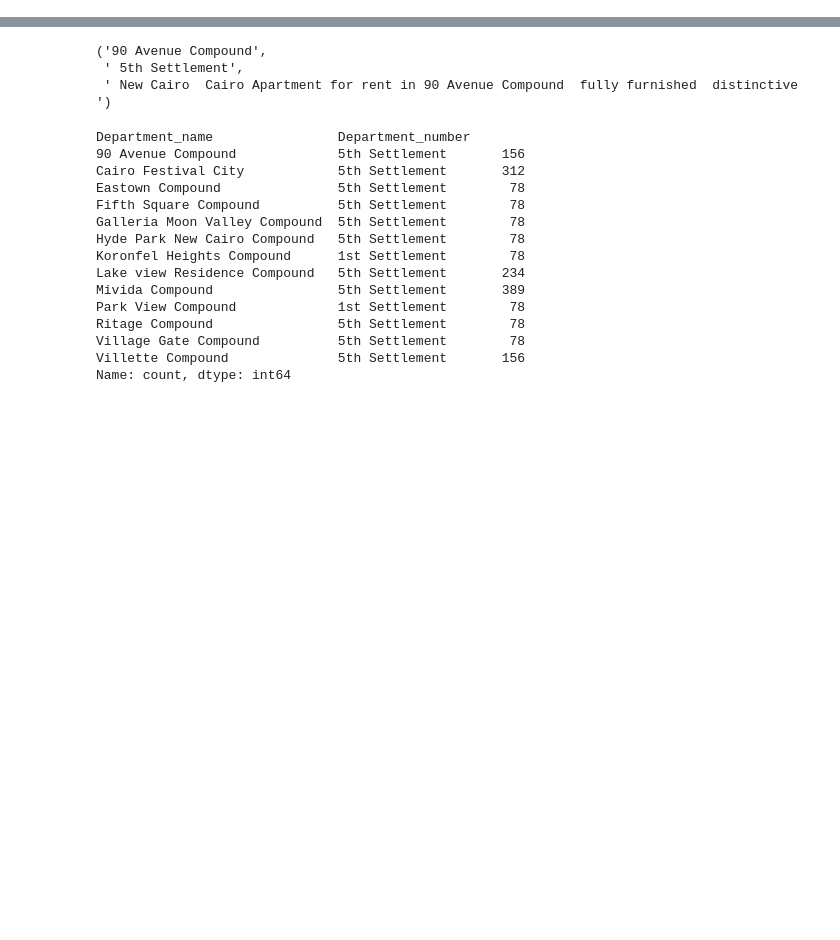
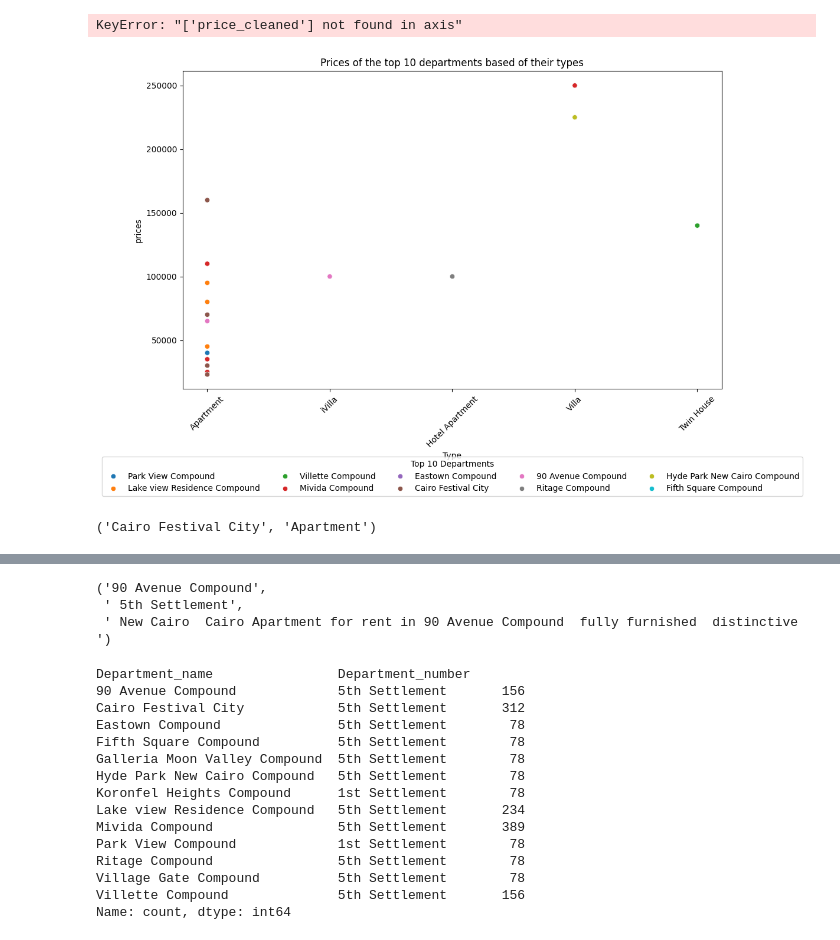
Before and after one commit to BioinfoCoder/Data_analysis, a Jupyter notebook: Project1.ipynb, the cells around one changed output, grey strips where cells are left out. Drawn from its saved outputs; the diff is of its cells as text; code cells hidden in the pictures; blank space fills up the shorter version.

```diff
--- a/Project1.ipynb
+++ b/Project1.ipynb
@@ -99,0 +159,2 @@ Index(['Department_name', 'Department_number', 'Regions'], dtype='object')
+# %%
+df.drop(columns=['price'],inplace=True)
@@ -99,0 +163,4 @@ Index(['Department_name', 'Department_number', 'Regions'], dtype='object')
+# %%
+df.drop(columns=['price_cleaned'],inplace=True)
+# %% [output]
+KeyError: "['price_cleaned'] not found in axis"
@@ -99,0 +169,33 @@ Index(['Department_name', 'Department_number', 'Regions'], dtype='object')
+# %%
+import matplotlib.pyplot as plt
+import seaborn as sns
+
+# Step 1: Get the top 10 most frequent Departments
+top_regions = df['Department_name'].value_counts().nlargest(10).index
+
+# Step 2: Filter the DataFrame
+df_top = df[df['Department_name'].isin(top_regions)]
+
+# Step 3: Plot
+plt.figure(figsize=(12, 8))
+
+sns.scatterplot(
+    x='Type',
+    y='prices',
+    hue='Department_name',
+    data=df_top,
+    palette='tab10'
+)
+
+# Step 4: Customize legend and axes
+plt.title("Prices of the top 10 departments based of their types")
+plt.legend(title='Top 10 Departments', loc='lower center', bbox_to_anchor=(0.5, -0.35), ncol=5)
+plt.xticks(rotation=45)
+plt.tight_layout()
+plt.show()
+# %% [output]
+[figure, added]
+# %%
+df.groupby("Department_name")["Type"].value_counts().idxmax()
+# %% [output]
+('Cairo Festival City', 'Apartment')
```
Also changed, not shown: parts of 27 cells of this notebook.
